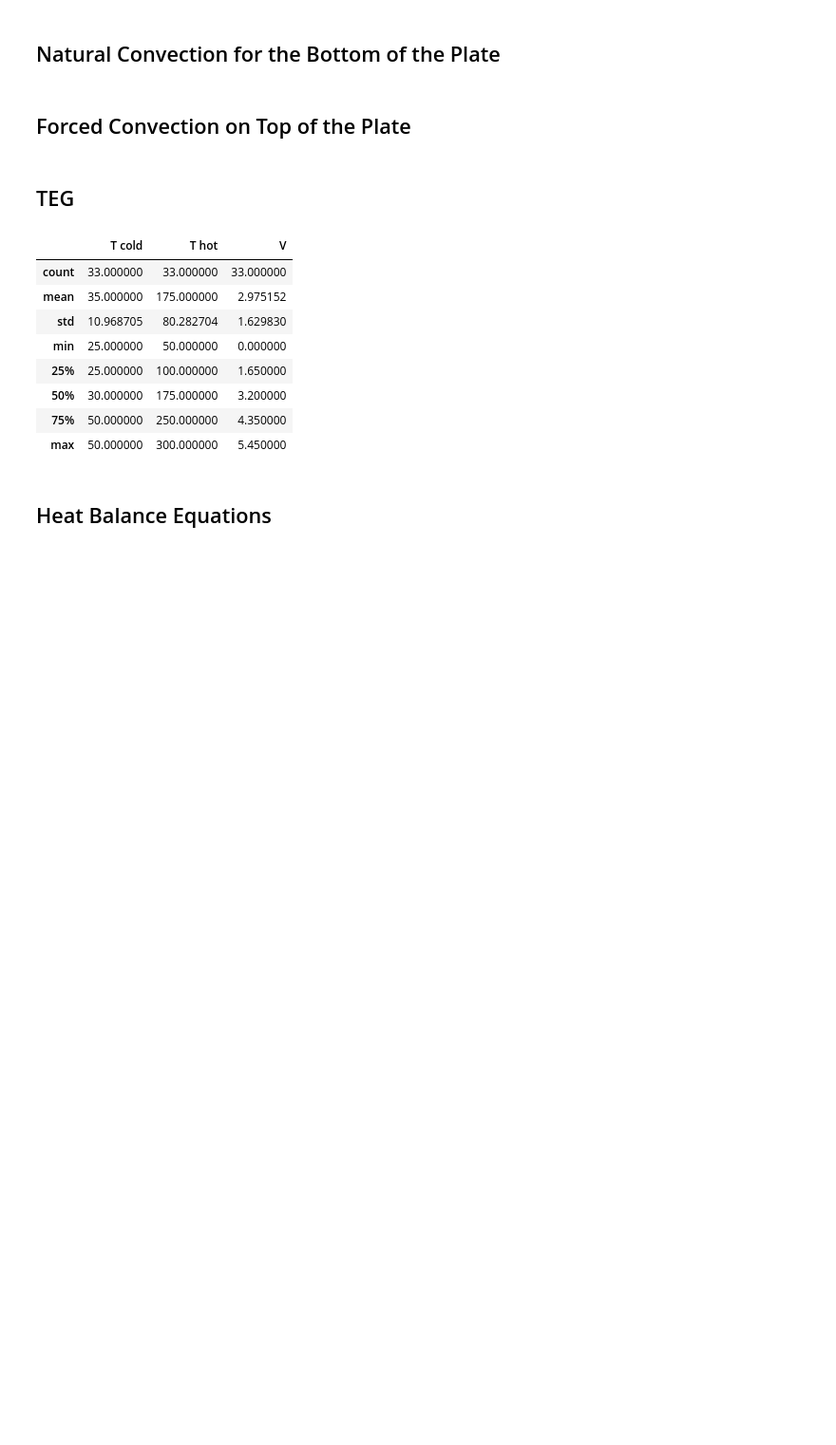
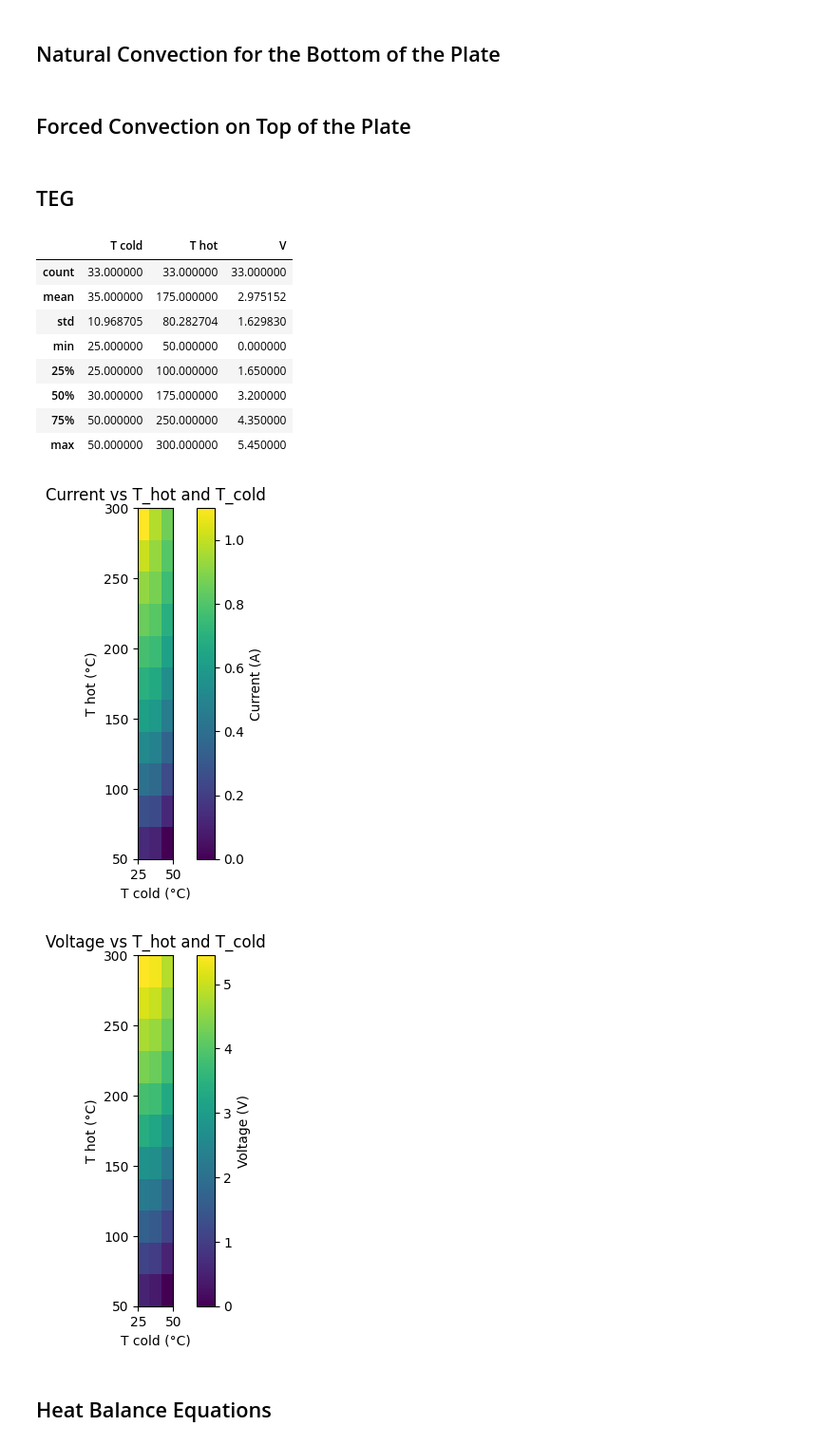
Before and after one commit to Willmac16/DFTS-Team-Seven, a Jupyter notebook: Project2.ipynb, the cells around one changed output. Shown at 95% size. Cells and saved outputs as stored; diff of their text form; code cells hidden in the pictures; blank space fills up the shorter version.

```diff
--- a/Project2.ipynb
+++ b/Project2.ipynb
@@ -229,5 +223,40 @@ volts_interp = RegularGridInterpolator((volts['T cold'].unique(), volts['T hot']
                                       volts['V'].to_numpy().reshape(
                                         len(volts['T cold'].unique()),
                                         len(volts['T hot'].unique())))
+# %%
+# Create a range of temperatures for interpolation
+T_cold_range = volts['T cold'].unique()
+T_hot_range = volts['T hot'].unique()
+
+# Create a meshgrid of temperatures
+T_cold_mesh, T_hot_mesh = np.meshgrid(T_cold_range, T_hot_range)
+
+# Interpolate the current values
+current_values = amps_interp((T_cold_mesh, T_hot_mesh))
+
+# Interpolate the voltage values
+voltage_values = volts_interp((T_cold_mesh, T_hot_mesh))
+
+# Create a color plot of the current values
+plt.figure()
+plt.imshow(current_values, cmap='viridis', origin='lower', extent=[T_cold_range.min(), T_cold_range.max(), T_hot_range.min(), T_hot_range.max()])
+plt.colorbar(label='Current (A)')
+plt.xlabel('T cold (°C)')
+plt.ylabel('T hot (°C)')
+plt.title('Current vs T_hot and T_cold')
+
+# Create a color plot of the voltage values
+plt.figure()
+plt.imshow(voltage_values, cmap='viridis', origin='lower', extent=[T_cold_range.min(), T_cold_range.max(), T_hot_range.min(), T_hot_range.max()])
+plt.colorbar(label='Voltage (V)')
+plt.xlabel('T cold (°C)')
+plt.ylabel('T hot (°C)')
+plt.title('Voltage vs T_hot and T_cold')
+
+# Show the plots
+plt.show()
+# %% [output]
+[figure, added]
+[figure, added]
 # %% [markdown]
 ## Heat Balance Equations
```
Also changed, not shown: parts of 21 cells of this notebook.
